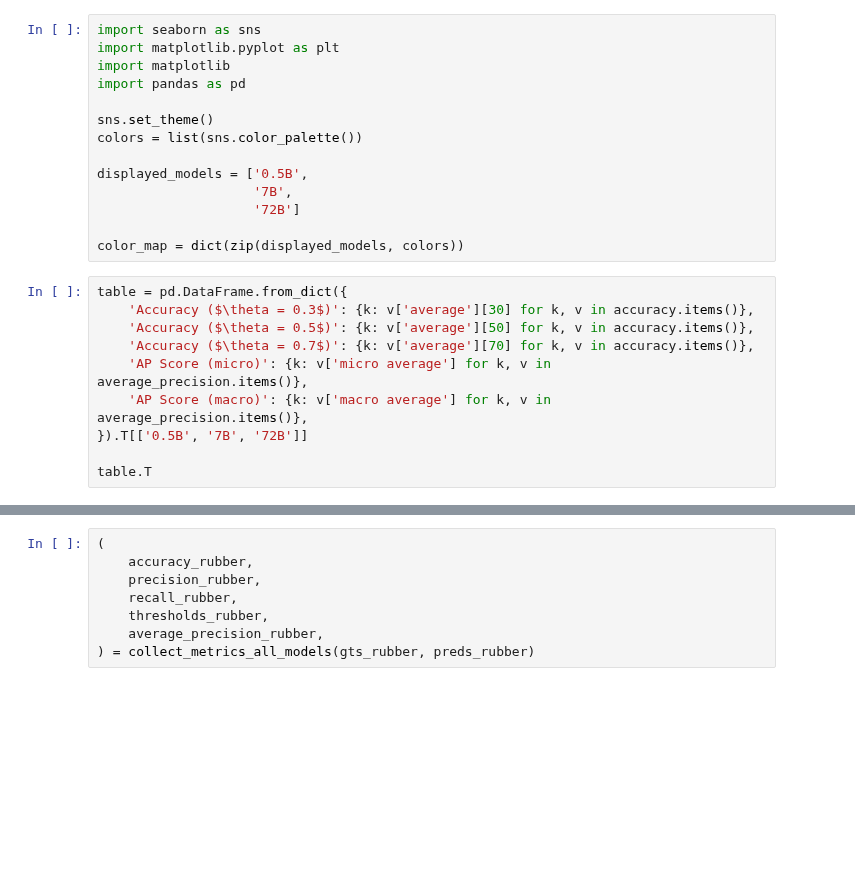
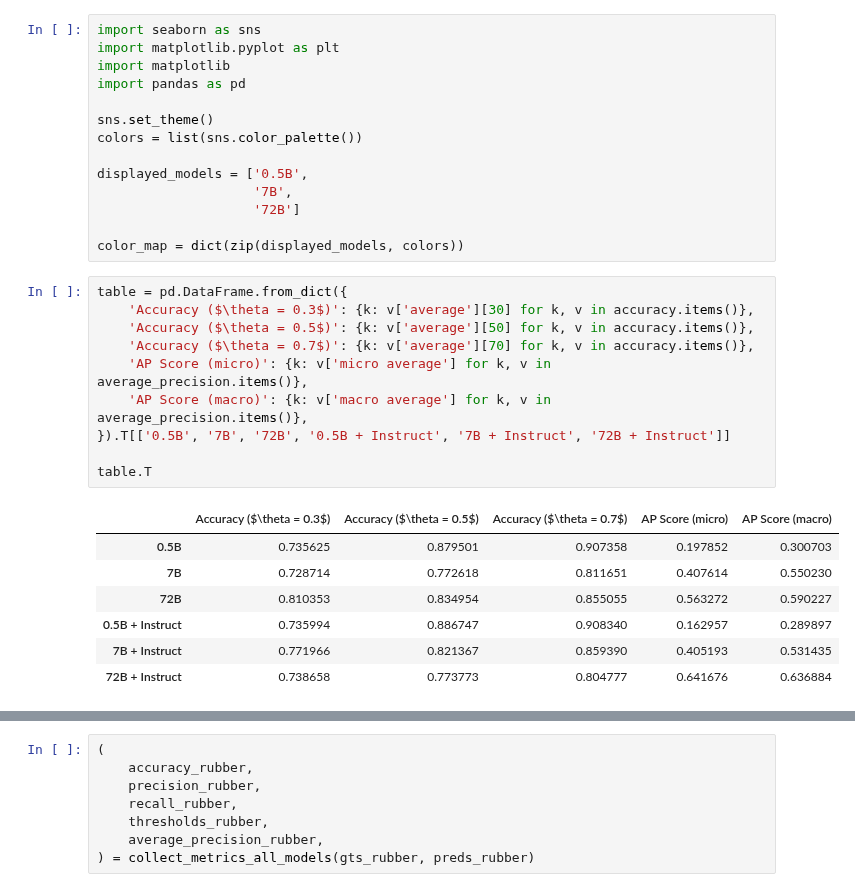
Before and after one commit to CLAIR-LAB-TECHNION/s3e, a Jupyter notebook: full_res_PRB.ipynb, the cells around one changed output, grey strips where cells are left out. Cells and saved outputs as stored; diff of their text form; blank space fills up the shorter version.

```diff
--- a/full_res_PRB.ipynb
+++ b/full_res_PRB.ipynb
@@ -228,13 +222,21 @@ color_map = dict(zip(displayed_models, colors))
 # %%
 table = pd.DataFrame.from_dict({
     'Accuracy ($\theta = 0.3$)': {k: v['average'][30] for k, v in accuracy.items()},
     'Accuracy ($\theta = 0.5$)': {k: v['average'][50] for k, v in accuracy.items()},
     'Accuracy ($\theta = 0.7$)': {k: v['average'][70] for k, v in accuracy.items()},
     'AP Score (micro)': {k: v['micro average'] for k, v in average_precision.items()},
     'AP Score (macro)': {k: v['macro average'] for k, v in average_precision.items()},
-}).T[['0.5B', '7B', '72B']]
+}).T[['0.5B', '7B', '72B', '0.5B + Instruct', '7B + Instruct', '72B + Instruct']]
 
 table.T
+# %% [output]
+|  | Accuracy ($\theta = 0.3$) | Accuracy ($\theta = 0.5$) | Accuracy ($\theta = 0.7$) | AP Score (micro) | AP Score (macro) |
+| 0.5B | 0.735625 | 0.879501 | 0.907358 | 0.197852 | 0.300703 |
+| 7B | 0.728714 | 0.772618 | 0.811651 | 0.407614 | 0.550230 |
+| 72B | 0.810353 | 0.834954 | 0.855055 | 0.563272 | 0.590227 |
+| 0.5B + Instruct | 0.735994 | 0.886747 | 0.908340 | 0.162957 | 0.289897 |
+| 7B + Instruct | 0.771966 | 0.821367 | 0.859390 | 0.405193 | 0.531435 |
+| 72B + Instruct | 0.738658 | 0.773773 | 0.804777 | 0.641676 | 0.636884 |
 # %%
 from functools import partial
 from itertools import product
```
Also changed, not shown: parts of 22 cells of this notebook, 20 other files.
